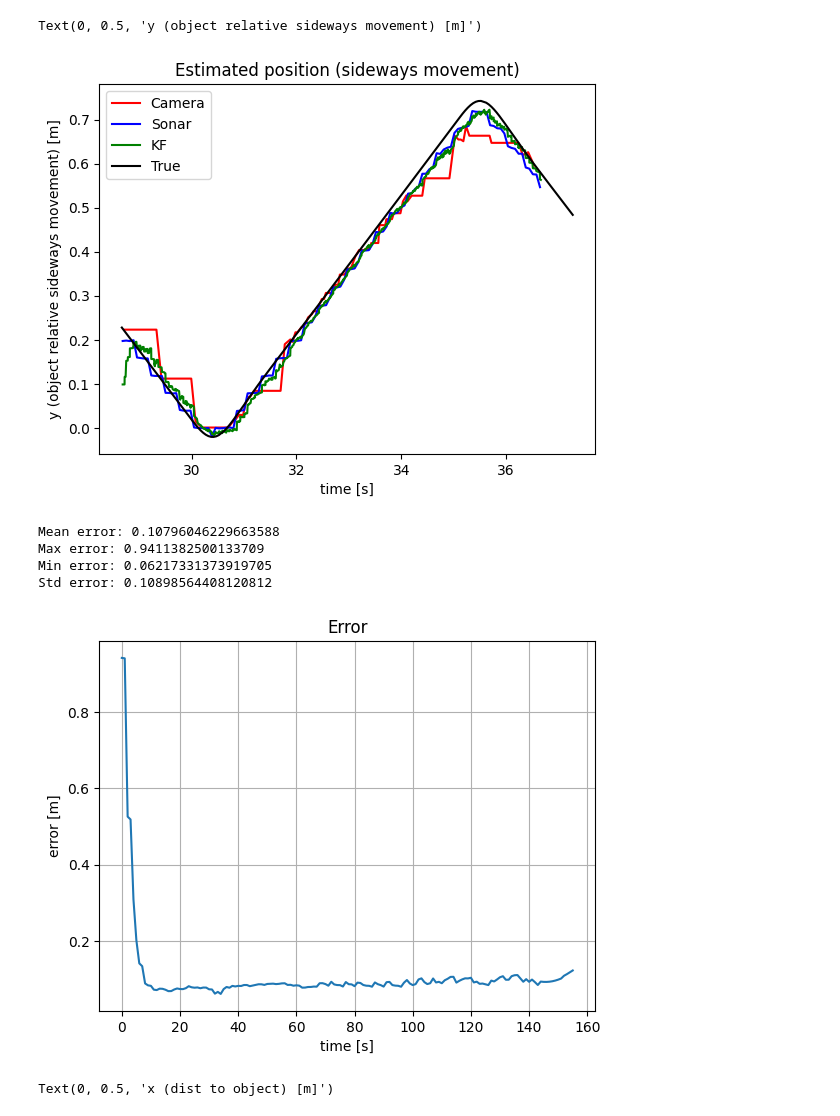
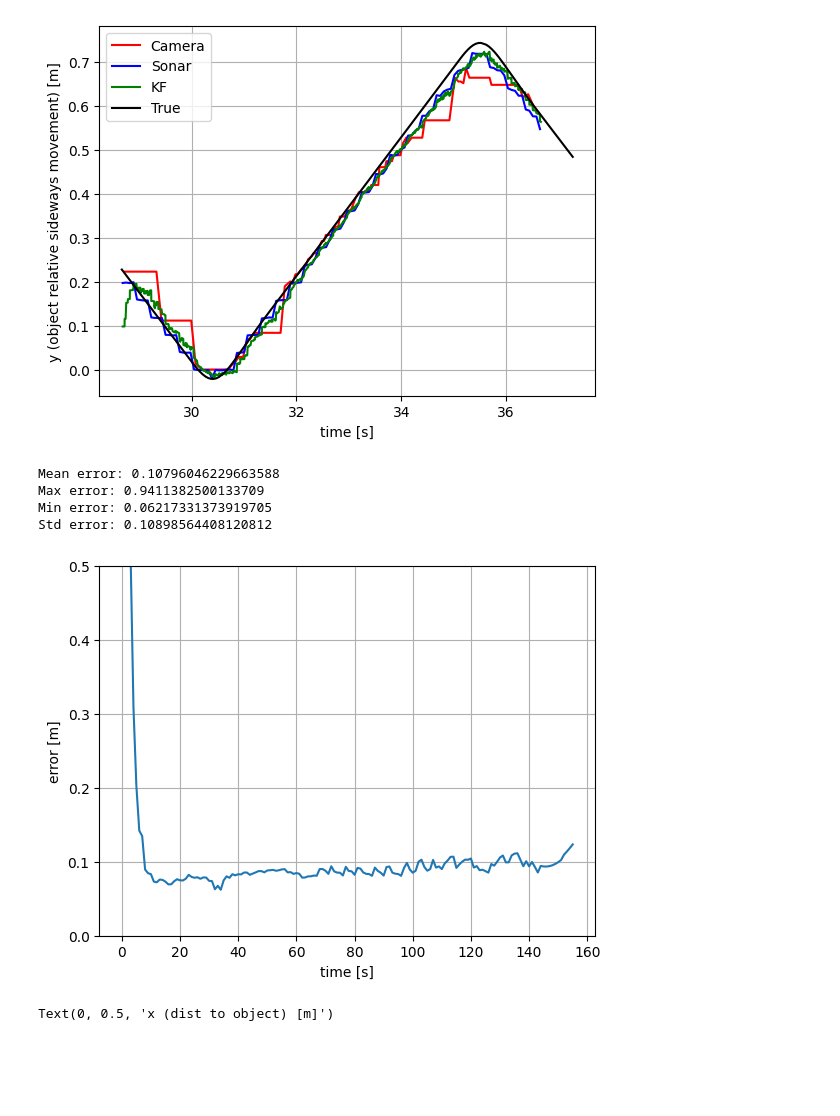
Before and after one commit to Lucasmogsan/AMR_Team9, a Jupyter notebook: ros_packages/amr_prj/script/plots/fusion_plots.ipynb, the cells around one changed output. Cells and saved outputs as stored; diff of their text form; code cells hidden in the pictures; blank space fills up the shorter version.

```diff
--- a/ros_packages/amr_prj/script/plots/fusion_plots.ipynb
+++ b/ros_packages/amr_prj/script/plots/fusion_plots.ipynb
@@ -35,17 +35,16 @@ print(true_pos[:10])
 # %%
 # Plot
 plt.figure()
 plt.plot(cam_pos[:,0], cam_pos[:,2], 'r', label='Camera')
 plt.plot(sonar_pos[:,0], sonar_pos[:,2], 'b', label='Sonar')
 plt.plot(kf_pos[:,0], kf_pos[:,2], 'g', label='KF')
 plt.plot(true_pos[:,0], true_pos[:,2], 'k', label='True')
 plt.legend()
-plt.title('Estimated position (sideways movement)')
 plt.xlabel('time [s]')
 plt.ylabel('y (object relative sideways movement) [m]')
+plt.grid()
 # %% [output]
-Text(0, 0.5, 'y (object relative sideways movement) [m]')
-[figure, old version]
+[figure, new version]
 # %%
 # Calculate error
 kf_error = []
@@ -66,17 +65,18 @@ print('Std error:', np.std(kf_error))
 
 plt.figure()
 plt.plot(kf_error)
-plt.title('Error')
 plt.xlabel('time [s]')
 plt.ylabel('error [m]')
 plt.grid()
+# upper limit of the graph
+plt.ylim([0, 0.5])
 plt.show()
 # %% [output]
 Mean error: 0.10796046229663588
 Max error: 0.9411382500133709
 Min error: 0.06217331373919705
 Std error: 0.10898564408120812
-[figure, old version]
+[figure, new version]
 # %%
 # Plot
 plt.figure()
```
Also changed, not shown: 4 other files.
